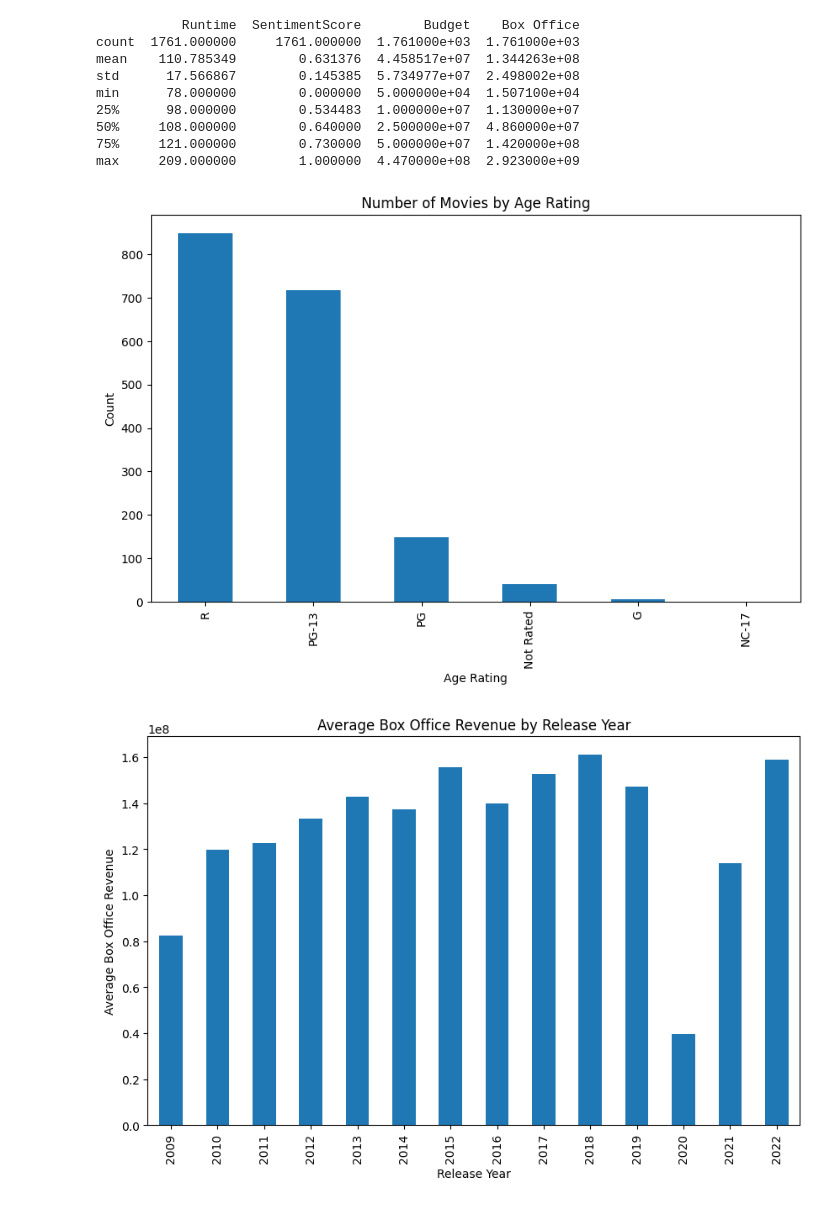
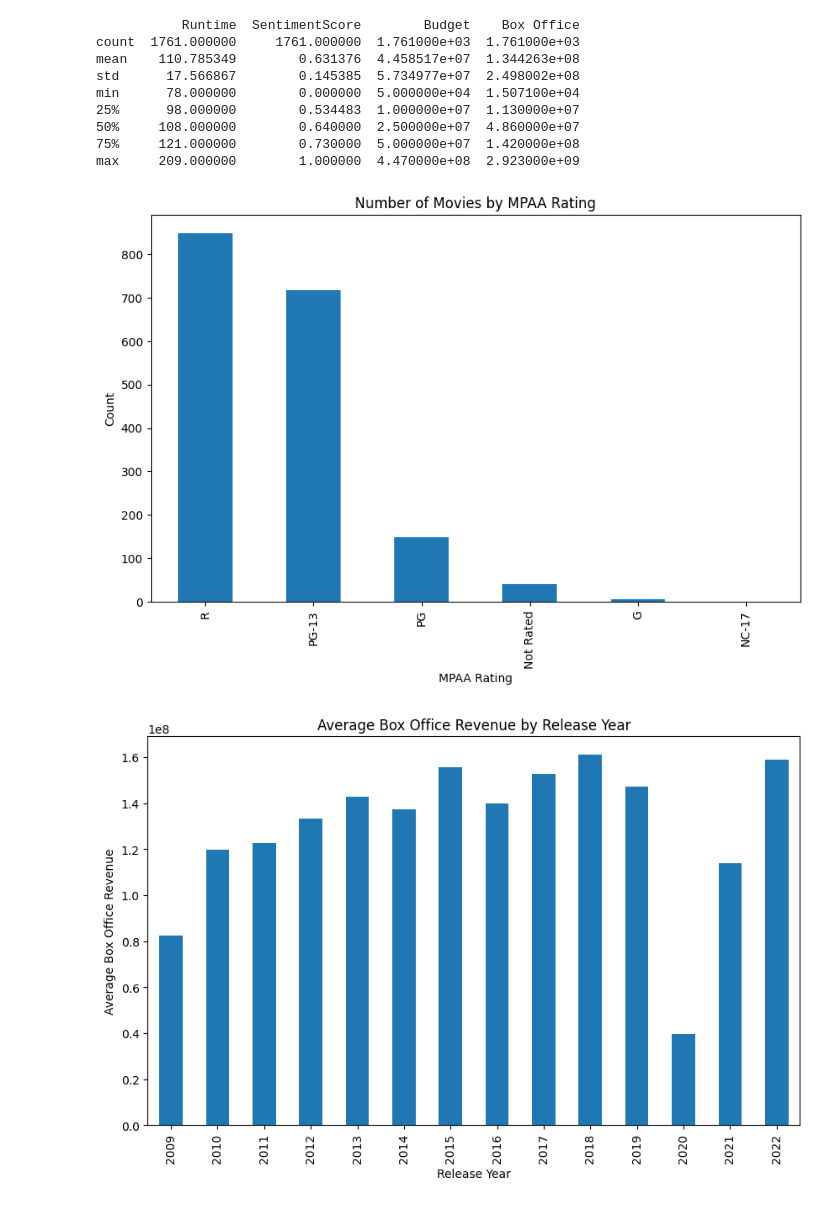
Before and after one commit to tasinms/Movie-Box-Office-Prediction, a Jupyter notebook: DataAnalysis.ipynb, the cells around one changed output. Saved outputs shown, nothing was run; the diff lists cells and outputs as text; code cells hidden in the pictures.

```diff
--- a/DataAnalysis.ipynb
+++ b/DataAnalysis.ipynb
@@ -20,6 +22,9 @@ movies.head()
 | 2 | Youth in Revolt | [Miguel Arteta] | [David Permut] | [Chuy Chávez] | 89 | [Dimension Films] | English | [Gustin Nash] | ... |
 | 3 | The Book of Eli | [The Hughes Brothers] | [Joel Silver, Denzel Washington, ... | [Don Burgess] | 118 | [Warner Bros. Pictures, (North Am... | English | [Gary Whitta] | ... |
 | 4 | The Spy Next Door | [Brian Levant] | [Robert Simonds] | [Dean Cundey] | 94 | [Lionsgate, (United States), Mand... | English | [Jonathan Bernstein, James Greer,... | ... |
+# %%
+# Drop the "Language" column
+movies = movies.drop("Language", axis=1)
 # %%
 cinema = movies.loc[0, 'Cinematography']
 print(cinema[0])
@@ -117,17 +124,17 @@ min      78.000000        0.000000  5.000000e+04  1.507100e+04
 max     209.000000        1.000000  4.470000e+08  2.923000e+09
 # %%
 # Count the Number of Movies for Each Language
-language_counts = movies['Age Rating'].value_counts()
+ratingCounts = movies['Age Rating'].value_counts()
 
 # Plot the Bar Chart
 plt.figure(figsize=(10, 6))
-language_counts.plot(kind='bar')
-plt.title('Number of Movies by Age Rating')
-plt.xlabel('Age Rating')
+ratingCounts.plot(kind='bar')
+plt.title('Number of Movies by MPAA Rating')
+plt.xlabel('MPAA Rating')
 plt.ylabel('Count')
 plt.show()
 # %% [output]
-[figure, old version]
+[figure, new version]
 # %%
 # Group Movies by Release Year and Calculate the Mean Box Office Revenue
 yearlyBoxOffice = movies.groupby('Release Year')['Box Office'].mean()
```
Also changed, not shown: parts of 60 cells of this notebook, 5 other files.
